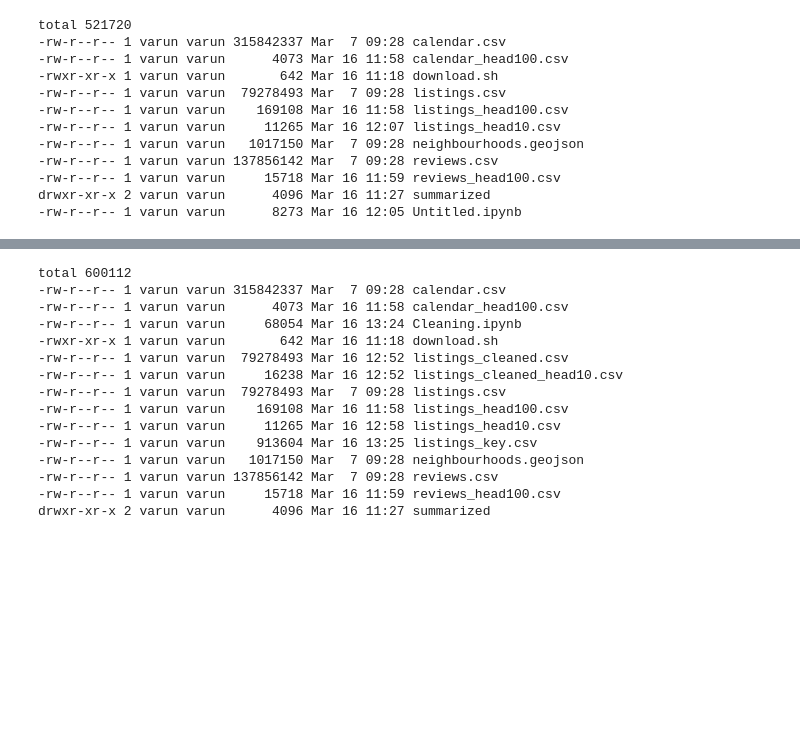
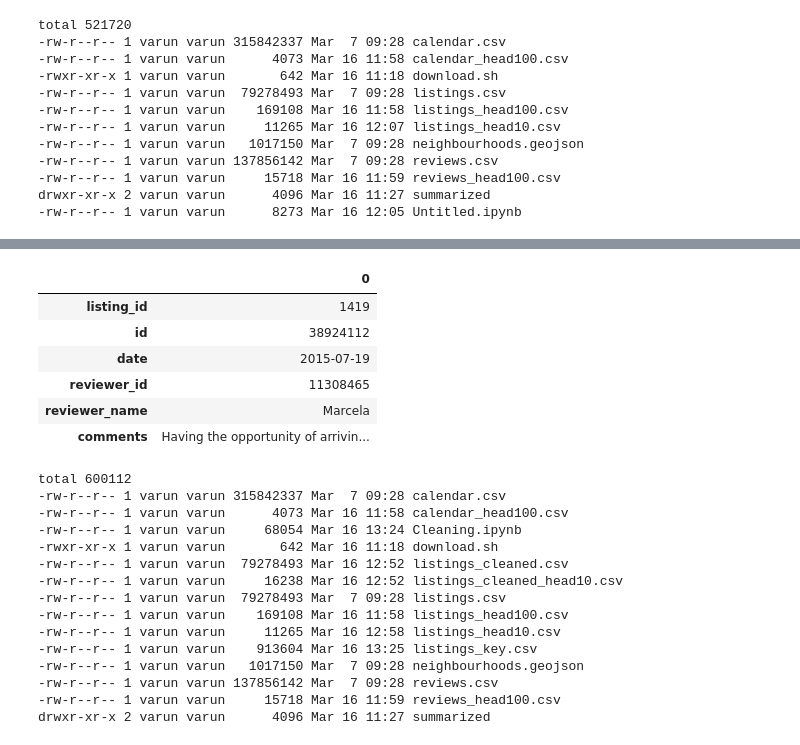
Before and after one commit to varunvarghese/ml1030, a Jupyter notebook: Cleaning.ipynb, the cells around one changed output, grey strips where cells are left out. Saved outputs shown, nothing was run; the diff lists cells and outputs as text; code cells hidden in the pictures; blank space fills up the shorter version.

```diff
--- a/Cleaning.ipynb
+++ b/Cleaning.ipynb
@@ -40,3 +103,13 @@ reviews = pd.read_csv("reviews_head100.csv")
+# %%
+reviews.head(1).T
+# %% [output]
+|  | 0 |
+| listing_id | 1419 |
+| id | 38924112 |
+| date | 2015-07-19 |
+| reviewer_id | 11308465 |
+| reviewer_name | Marcela |
+| comments | Having the opportunity of arrivin... |
 # %%
 fw = open("listings_key.csv", "w")
 counter = 0
```
Also changed, not shown: parts of 12 cells of this notebook.
